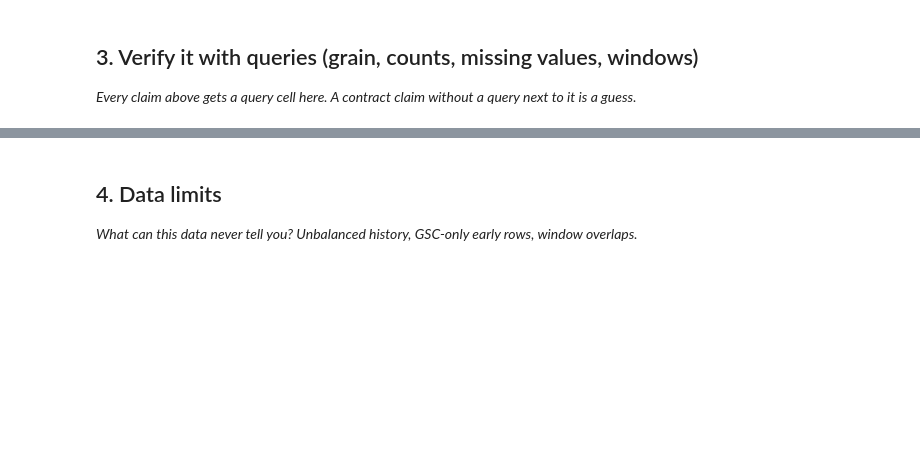
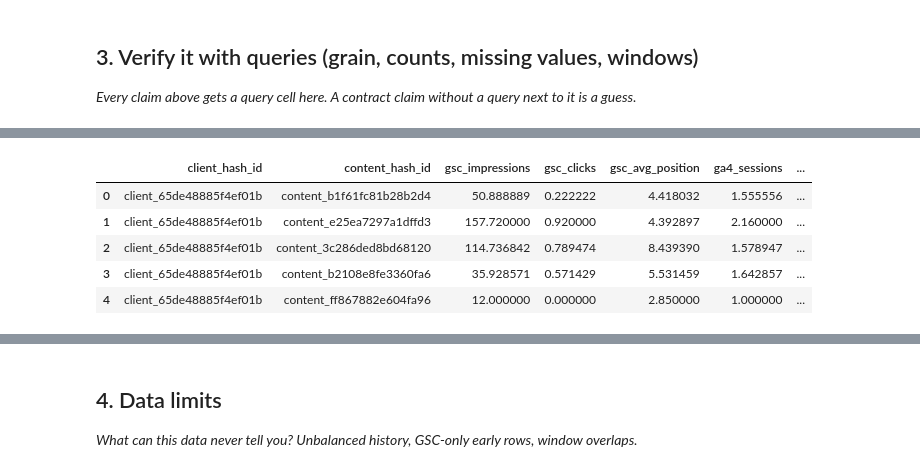
Before and after one commit to SyedaMalaika75/flyrank-ml-internship, a Jupyter notebook: work/notebooks/w03_data_contract.ipynb, the cells around one changed output, grey strips where cells are left out. Saved outputs shown, nothing was run; the diff lists cells and outputs as text; code cells hidden in the pictures; blank space fills up the shorter version.

Commit message:
Complete ML-04 Search Intelligence Data Contract

```diff
--- a/work/notebooks/w03_data_contract.ipynb
+++ b/work/notebooks/w03_data_contract.ipynb
@@ -29,0 +226,86 @@ This skeleton is yours to fill. Work the sections **in order** — each one has
+# %%
+# April 2026 data will only be used for the later outcome proxy.
+
+REL_APRIL = """
+read_parquet(
+    'hf://datasets/FlyRank/internship-warehouse/fact_content_daily_performance/month=2026-04/*.parquet',
+    hive_partitioning = true
+)
+"""
+
+feature_frame = con.sql(f"""
+WITH march_features AS (
+    SELECT
+        client_hash_id,
+        content_hash_id,
+
+        AVG(gsc_impressions) AS gsc_impressions,
+        AVG(gsc_clicks) AS gsc_clicks,
+        AVG(gsc_avg_position) AS gsc_avg_position,
+        AVG(ga4_sessions) AS ga4_sessions,
+        AVG(ga4_engaged_sessions) AS ga4_engaged_sessions,
+
+        COUNT(DISTINCT report_date) AS march_days
+
+    FROM {REL}
+
+    WHERE gsc_data_available IS TRUE
+      AND ga4_data_available IS TRUE
+
+    GROUP BY
+        client_hash_id,
+        content_hash_id
+),
+
+april_outcome AS (
+    SELECT
+        client_hash_id,
+        content_hash_id,
+
+        AVG(gsc_impressions) AS april_daily_impressions,
+        COUNT(DISTINCT report_date) AS april_days
+
+    FROM {REL_APRIL}
+
+    WHERE gsc_data_available IS TRUE
+
+    GROUP BY
+        client_hash_id,
+        content_hash_id
+)
+
+SELECT
+    m.client_hash_id,
+    m.content_hash_id,
+
+    m.gsc_impressions,
+    m.gsc_clicks,
+    m.gsc_avg_position,
+    m.ga4_sessions,
+    m.ga4_engaged_sessions,
+
+    a.april_daily_impressions - m.gsc_impressions
+        AS future_impression_change
+
+FROM march_features AS m
+
+INNER JOIN april_outcome AS a
+    USING (client_hash_id, content_hash_id)
+
+WHERE m.march_days > 0
+  AND a.april_days > 0
+""").df()
+
+feature_columns = [
+    "gsc_impressions",
+    "gsc_clicks",
+    "gsc_avg_position",
+    "ga4_sessions",
+    "ga4_engaged_sessions",
+]
+
+print("Feature-frame shape:", feature_frame.shape)
+print("Exactly five feature columns:", feature_columns)
+
+display(feature_frame.head())
+# %% [output]
@@ -29,0 +314,6 @@ This skeleton is yours to fill. Work the sections **in order** — each one has
+|  | client_hash_id | content_hash_id | gsc_impressions | gsc_clicks | gsc_avg_position | ga4_sessions | ... |
+| 0 | client_65de48885f4ef01b | content_b1f61fc81b28b2d4 | 50.888889 | 0.222222 | 4.418032 | 1.555556 | ... |
+| 1 | client_65de48885f4ef01b | content_e25ea7297a1dffd3 | 157.720000 | 0.920000 | 4.392897 | 2.160000 | ... |
+| 2 | client_65de48885f4ef01b | content_3c286ded8bd68120 | 114.736842 | 0.789474 | 8.439390 | 1.578947 | ... |
+| 3 | client_65de48885f4ef01b | content_b2108e8fe3360fa6 | 35.928571 | 0.571429 | 5.531459 | 1.642857 | ... |
+| 4 | client_65de48885f4ef01b | content_ff867882e604fa96 | 12.000000 | 0.000000 | 2.850000 | 1.000000 | ... |
```
Also changed, not shown: parts of 16 cells of this notebook.
